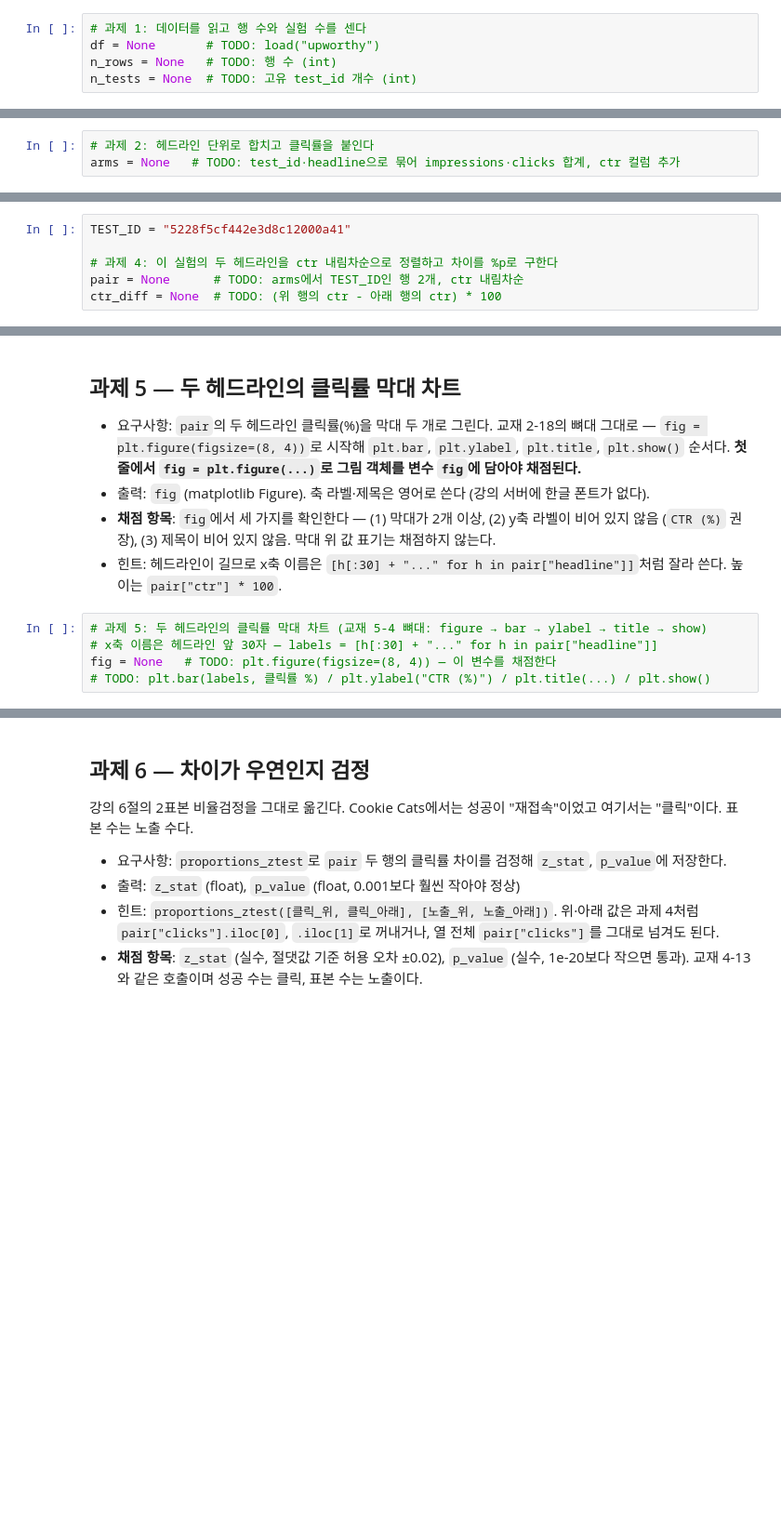
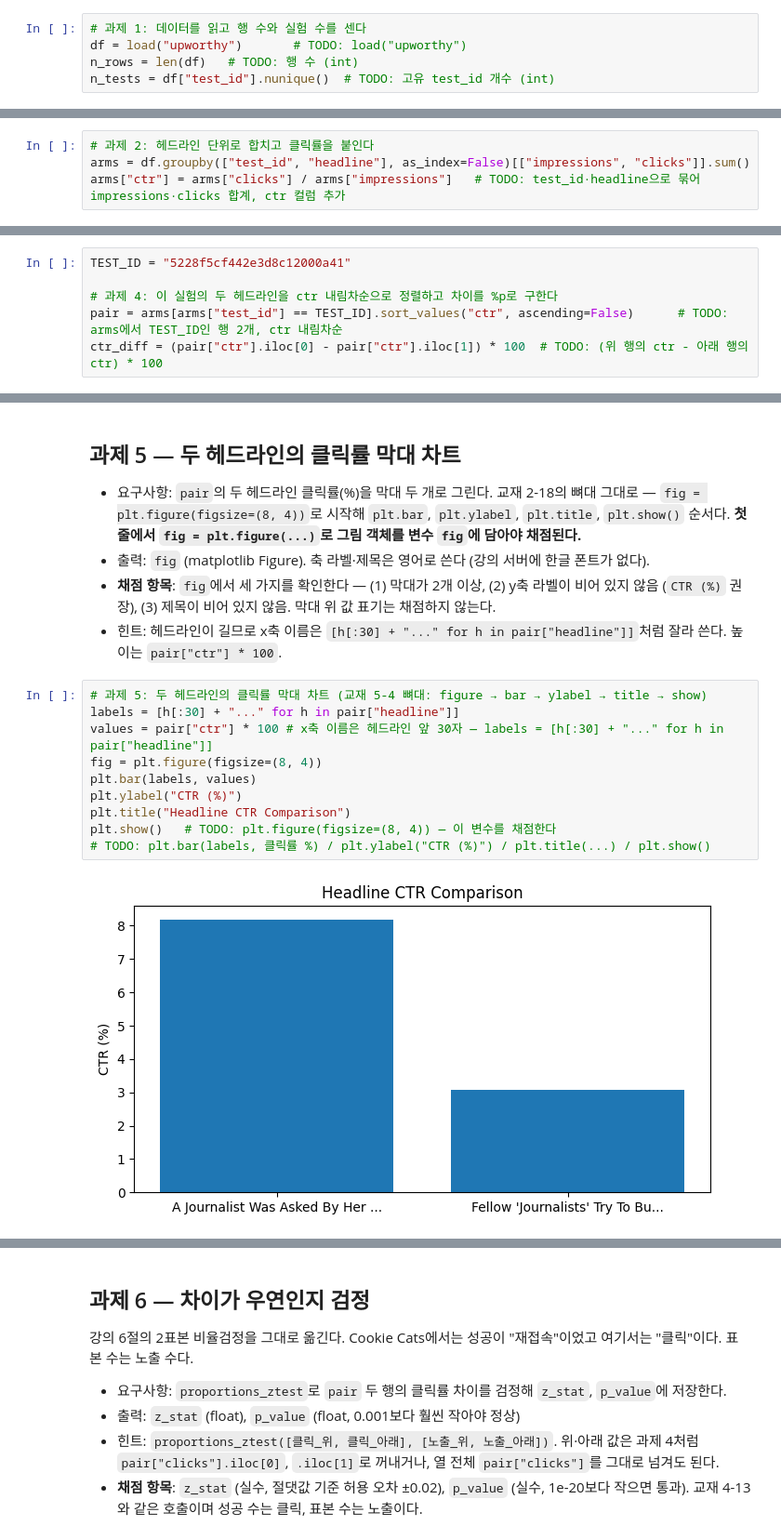
Before and after one commit to jinminji0314/mj, a Jupyter notebook: labs/week01_lab.ipynb, the cells around one changed output, grey strips where cells are left out. Shown at 93% size. Cells and saved outputs as stored; diff of their text form; blank space fills up the shorter version.

```diff
--- a/labs/week01_lab.ipynb
+++ b/labs/week01_lab.ipynb
@@ -56,9 +58,9 @@ print("준비 완료. 데이터는 과제 1에서 load(\"upworthy\")로 읽는
 - **채점 항목**: `n_rows` (정수, 정확히 일치), `n_tests` (정수, 정확히 일치). 교재 2-1·2-4의 `len`, `nunique`.
 # %%
 # 과제 1: 데이터를 읽고 행 수와 실험 수를 센다
-df = None       # TODO: load("upworthy")
-n_rows = None   # TODO: 행 수 (int)
-n_tests = None  # TODO: 고유 test_id 개수 (int)
+df = load("upworthy")       # TODO: load("upworthy")
+n_rows = len(df)   # TODO: 행 수 (int)
+n_tests = df["test_id"].nunique()  # TODO: 고유 test_id 개수 (int)
 # %%
 # [검증] 과제 1
 if df is not None:
@@ -76,7 +81,8 @@ check(1, n_rows=n_rows, n_tests=n_tests)
 - **채점 항목**: `arms` (데이터프레임, 행·열 수가 정답과 같아야 한다 — 열 다섯 개: `test_id`, `headline`, `impressions`, `clicks`, `ctr`). 새 열 만들기는 힌트의 대입문 꼴이다.
 # %%
 # 과제 2: 헤드라인 단위로 합치고 클릭률을 붙인다
-arms = None   # TODO: test_id·headline으로 묶어 impressions·clicks 합계, ctr 컬럼 추가
+arms = df.groupby(["test_id", "headline"], as_index=False)[["impressions", "clicks"]].sum()
+arms["ctr"] = arms["clicks"] / arms["impressions"]   # TODO: test_id·headline으로 묶어 impressions·clicks 합계, ctr 컬럼 추가
 # %%
 # [검증] 과제 2
 if arms is not None and df is not None:
@@ -118,8 +131,8 @@ TEST_ID = "5228f5cf442e3d8c12000a41"
 TEST_ID = "5228f5cf442e3d8c12000a41"
 
 # 과제 4: 이 실험의 두 헤드라인을 ctr 내림차순으로 정렬하고 차이를 %p로 구한다
-pair = None      # TODO: arms에서 TEST_ID인 행 2개, ctr 내림차순
-ctr_diff = None  # TODO: (위 행의 ctr - 아래 행의 ctr) * 100
+pair = arms[arms["test_id"] == TEST_ID].sort_values("ctr", ascending=False)      # TODO: arms에서 TEST_ID인 행 2개, ctr 내림차순
+ctr_diff = (pair["ctr"].iloc[0] - pair["ctr"].iloc[1]) * 100  # TODO: (위 행의 ctr - 아래 행의 ctr) * 100
 # %%
 # [검증] 과제 4
 if pair is not None:
@@ -139,9 +155,16 @@ check(4, ctr_diff=(ctr_diff, 0.05))
   높이는 `pair["ctr"] * 100`.
 # %%
 # 과제 5: 두 헤드라인의 클릭률 막대 차트 (교재 5-4 뼈대: figure → bar → ylabel → title → show)
-# x축 이름은 헤드라인 앞 30자 — labels = [h[:30] + "..." for h in pair["headline"]]
-fig = None   # TODO: plt.figure(figsize=(8, 4)) — 이 변수를 채점한다
+labels = [h[:30] + "..." for h in pair["headline"]]
+values = pair["ctr"] * 100 # x축 이름은 헤드라인 앞 30자 — labels = [h[:30] + "..." for h in pair["headline"]]
+fig = plt.figure(figsize=(8, 4))
+plt.bar(labels, values)
+plt.ylabel("CTR (%)")
+plt.title("Headline CTR Comparison")
+plt.show()   # TODO: plt.figure(figsize=(8, 4)) — 이 변수를 채점한다
 # TODO: plt.bar(labels, 클릭률 %) / plt.ylabel("CTR (%)") / plt.title(...) / plt.show()
+# %% [output]
+[figure, added]
 # %%
 # [검증] 과제 5 — fig 안의 첫 축에서 막대 수·y축 라벨·제목을 본다
 _ax = fig.axes[0] if (fig is not None and len(fig.axes) > 0) else None
```
Also changed, not shown: parts of 13 cells of this notebook.
